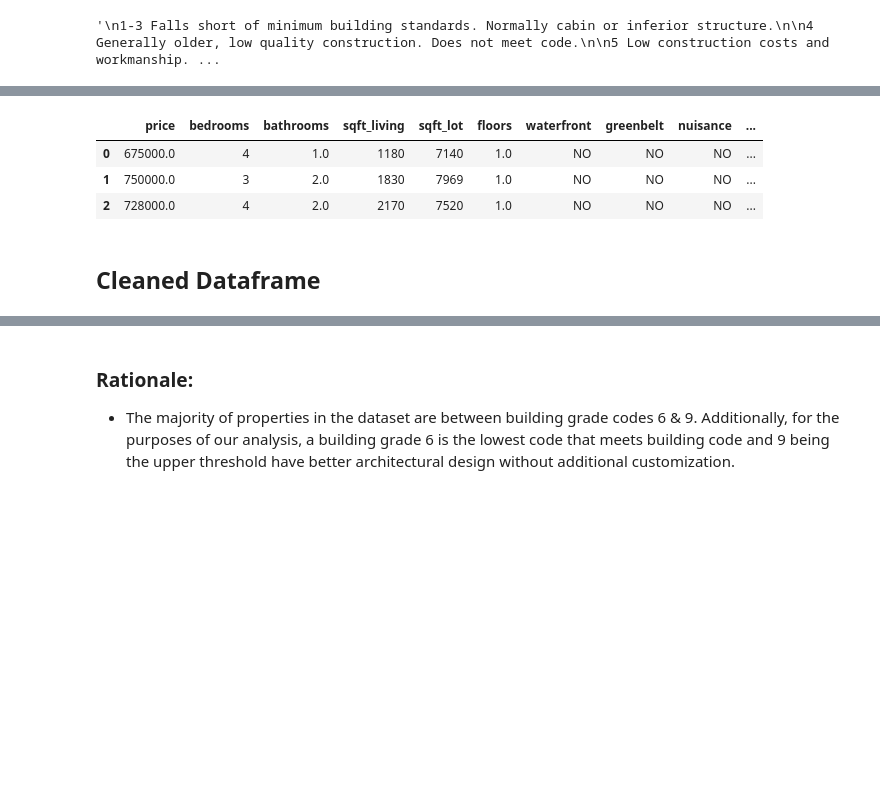
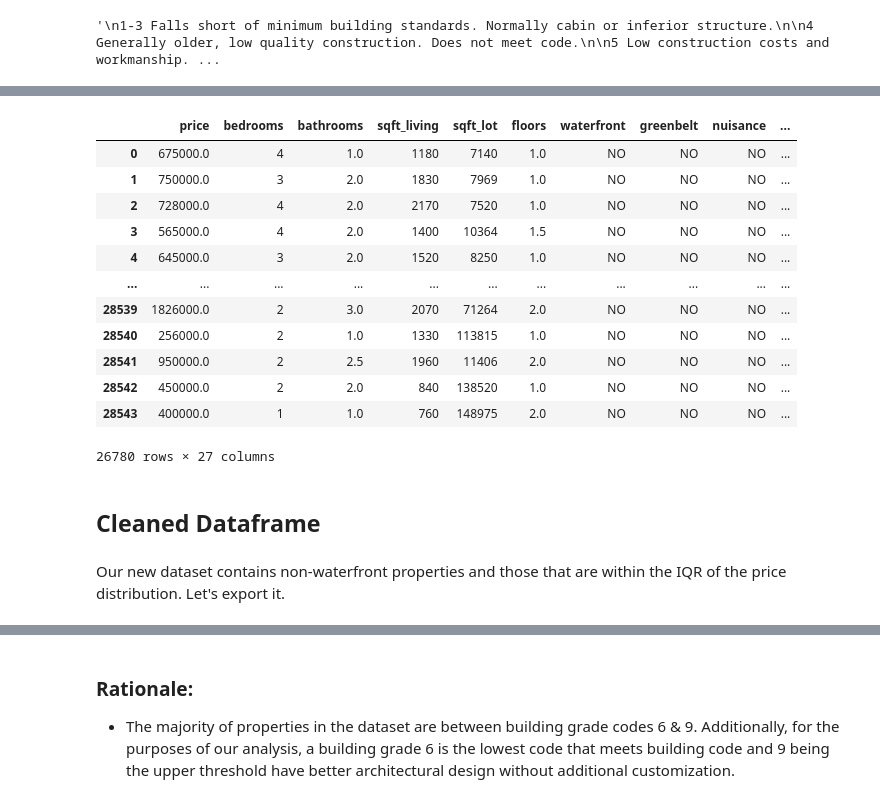
Before and after one commit to asoylatte03/KC_Housing_data, a Jupyter notebook: Data Wrangling.ipynb, the cells around one changed output, grey strips where cells are left out. Cells and saved outputs as stored; diff of their text form; code cells hidden in the pictures; blank space fills up the shorter version.

Commit message:
finalized data wrangling

```diff
--- a/Data Wrangling.ipynb
+++ b/Data Wrangling.ipynb
@@ -237,0 +263,4 @@ housing_data['zipcode'].isin(zip_codes['zipcode']).sum()
+# %%
+counts = housing_data['city'].value_counts()
+city_filter = counts[counts < 100].index.tolist()
+housing_data = housing_data[~housing_data['city'].isin(city_filter)]
@@ -346,0 +395,2 @@ housing_data = pd.merge(housing_data, zip_codes, on = 'zipcode')
+# %%
+housing_data['condition'].replace({'Poor': 1, 'Fair': 2, 'Average': 3, 'Good': 4, 'Very Good': 5}, inplace = True)
@@ -347,3 +414,10 @@ housing_data = pd.merge(housing_data, zip_codes, on = 'zipcode')
+# %%
+# Create intervals of housing prices for grouping purposes:
+price_bins = [0, 500000, 1000000, 1500000, 2000000, 3000000, 5000000, float('inf')]
+price_labels=['<500K', '500K-1M', '1M-1.5M','1.5M-2M','2M-3M', '3M-5M', '>5M']
+
+# Create a new column of price intervals:
+housing_data['price_group'] = pd.cut(housing_data['price'], bins = price_bins, labels = price_labels)
 # %%
 housing_data
 # %% [output]
@@ -386,0 +456,4 @@ dtype: int64
+# %%
+# filtering out our dataframe to only include prices within the IQR
+housing_data = housing_data[(housing_data['price'] >= 27360) & (housing_data['price'] <= 2307500)]
+housing_data['price_group']
@@ -387,12 +474,23 @@ dtype: int64
 # %%
-housing_data.head(3)
+housing_data
 # %% [output]
 |  | price | bedrooms | bathrooms | sqft_living | sqft_lot | floors | waterfront | greenbelt | nuisance | ... |
 | 0 | 675000.0 | 4 | 1.0 | 1180 | 7140 | 1.0 | NO | NO | NO | ... |
 | 1 | 750000.0 | 3 | 2.0 | 1830 | 7969 | 1.0 | NO | NO | NO | ... |
 | 2 | 728000.0 | 4 | 2.0 | 2170 | 7520 | 1.0 | NO | NO | NO | ... |
+| 3 | 565000.0 | 4 | 2.0 | 1400 | 10364 | 1.5 | NO | NO | NO | ... |
+| 4 | 645000.0 | 3 | 2.0 | 1520 | 8250 | 1.0 | NO | NO | NO | ... |
+| ... | ... | ... | ... | ... | ... | ... | ... | ... | ... | ... |
+| 28539 | 1826000.0 | 2 | 3.0 | 2070 | 71264 | 2.0 | NO | NO | NO | ... |
+| 28540 | 256000.0 | 2 | 1.0 | 1330 | 113815 | 1.0 | NO | NO | NO | ... |
+| 28541 | 950000.0 | 2 | 2.5 | 1960 | 11406 | 2.0 | NO | NO | NO | ... |
+| 28542 | 450000.0 | 2 | 2.0 | 840 | 138520 | 1.0 | NO | NO | NO | ... |
+| 28543 | 400000.0 | 1 | 1.0 | 760 | 148975 | 2.0 | NO | NO | NO | ... |
+26780 rows × 27 columns
 # %% [markdown]
 ## Cleaned Dataframe
+# %% [markdown]
+Our new dataset contains non-waterfront properties and those that are within the IQR of the price distribution. Let's export it.
 # %%
 housing_data.to_csv('KC_Data/cleaned_housing_data')
 # %%
```
Also changed, not shown: parts of 50 cells of this notebook, 2 other files.
